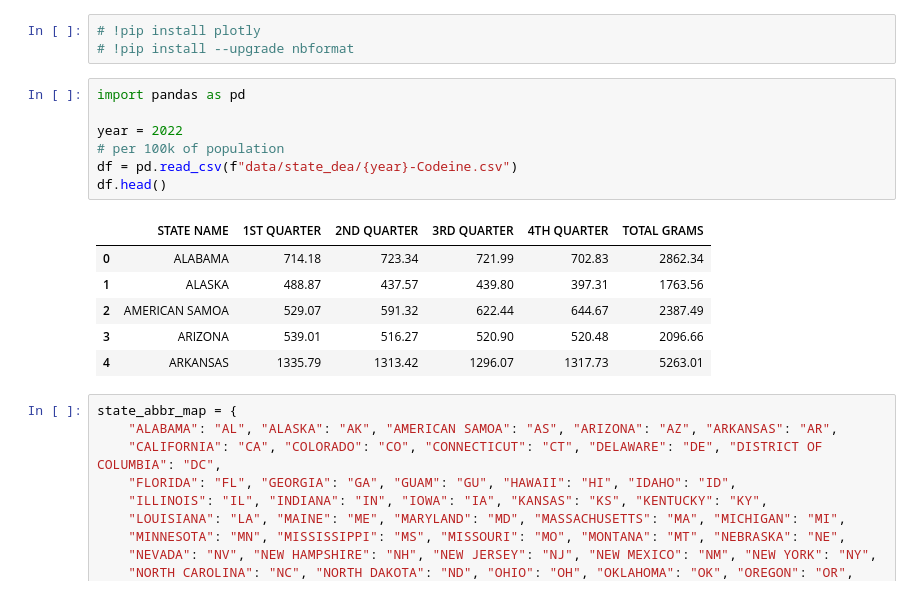
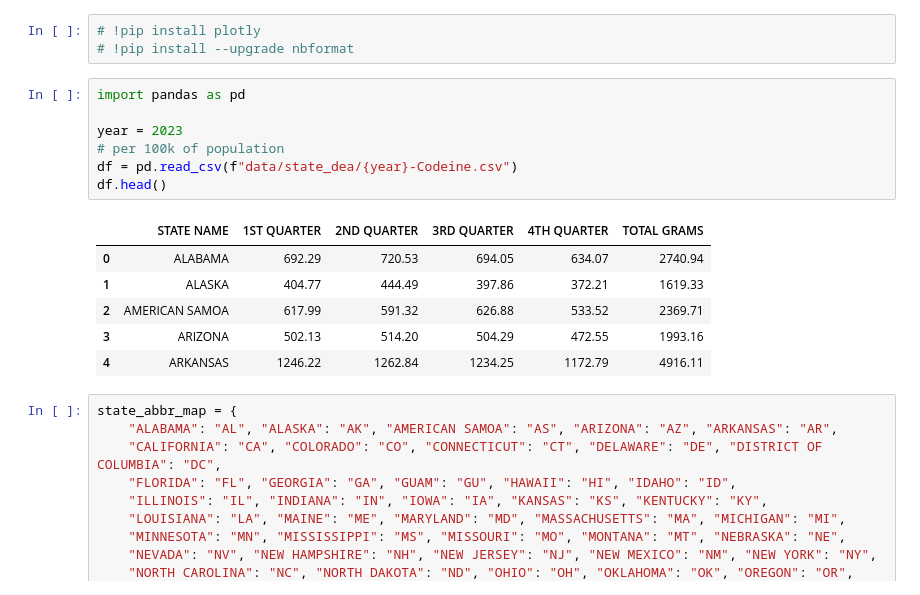
Before and after one commit to niallkehoe/google-datathon, a Jupyter notebook: state_dea.ipynb, the cells around one changed output. Saved outputs shown, nothing was run; the diff lists cells and outputs as text.

```diff
--- a/state_dea.ipynb
+++ b/state_dea.ipynb
@@ -4,17 +4,17 @@
 # %%
 import pandas as pd
 
-year = 2022
+year = 2023
 # per 100k of population
 df = pd.read_csv(f"data/state_dea/{year}-Codeine.csv")
 df.head()
 # %% [output]
 |  | STATE NAME | 1ST QUARTER | 2ND QUARTER | 3RD QUARTER | 4TH QUARTER | TOTAL GRAMS |
-| 0 | ALABAMA | 714.18 | 723.34 | 721.99 | 702.83 | 2862.34 |
-| 1 | ALASKA | 488.87 | 437.57 | 439.80 | 397.31 | 1763.56 |
-| 2 | AMERICAN SAMOA | 529.07 | 591.32 | 622.44 | 644.67 | 2387.49 |
-| 3 | ARIZONA | 539.01 | 516.27 | 520.90 | 520.48 | 2096.66 |
-| 4 | ARKANSAS | 1335.79 | 1313.42 | 1296.07 | 1317.73 | 5263.01 |
+| 0 | ALABAMA | 692.29 | 720.53 | 694.05 | 634.07 | 2740.94 |
+| 1 | ALASKA | 404.77 | 444.49 | 397.86 | 372.21 | 1619.33 |
+| 2 | AMERICAN SAMOA | 617.99 | 591.32 | 626.88 | 533.52 | 2369.71 |
+| 3 | ARIZONA | 502.13 | 514.20 | 504.29 | 472.55 | 1993.16 |
+| 4 | ARKANSAS | 1246.22 | 1262.84 | 1234.25 | 1172.79 | 4916.11 |
 # %%
 state_abbr_map = {
     "ALABAMA": "AL", "ALASKA": "AK", "AMERICAN SAMOA": "AS", "ARIZONA": "AZ", "ARKANSAS": "AR",
```
Also changed, not shown: parts of 1 cell of this notebook, 51 other files.
